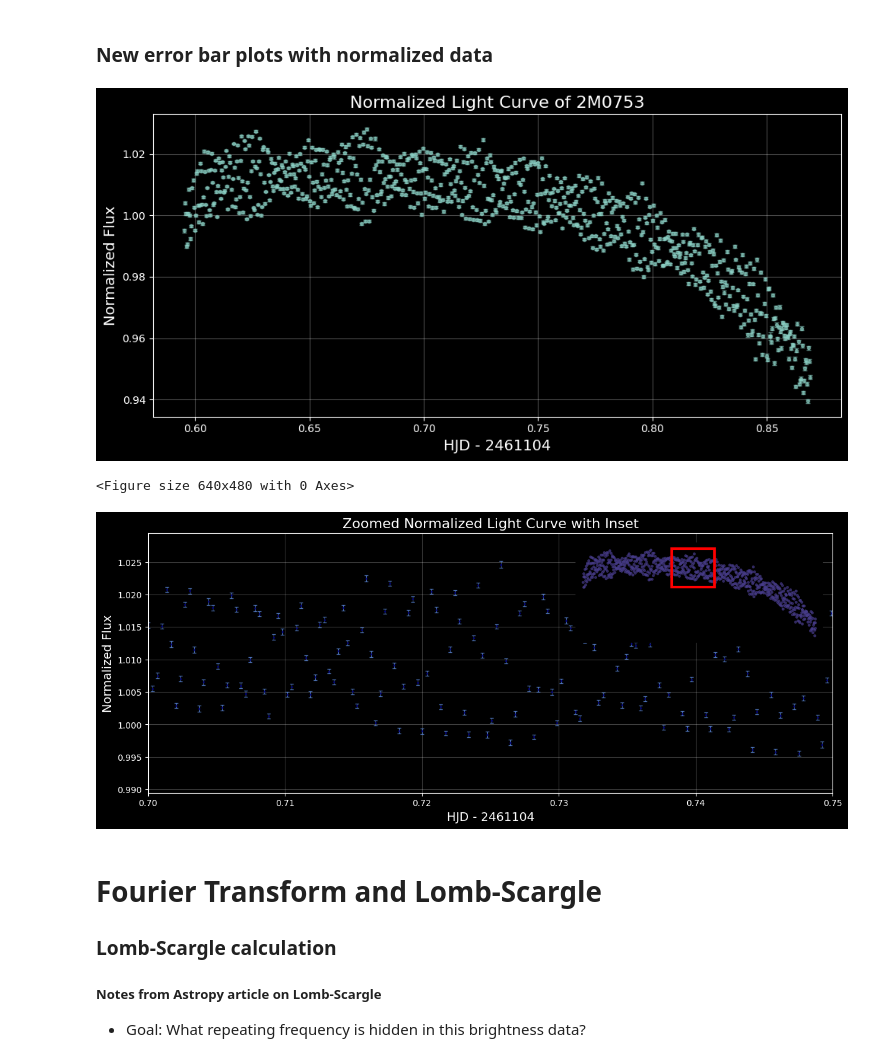
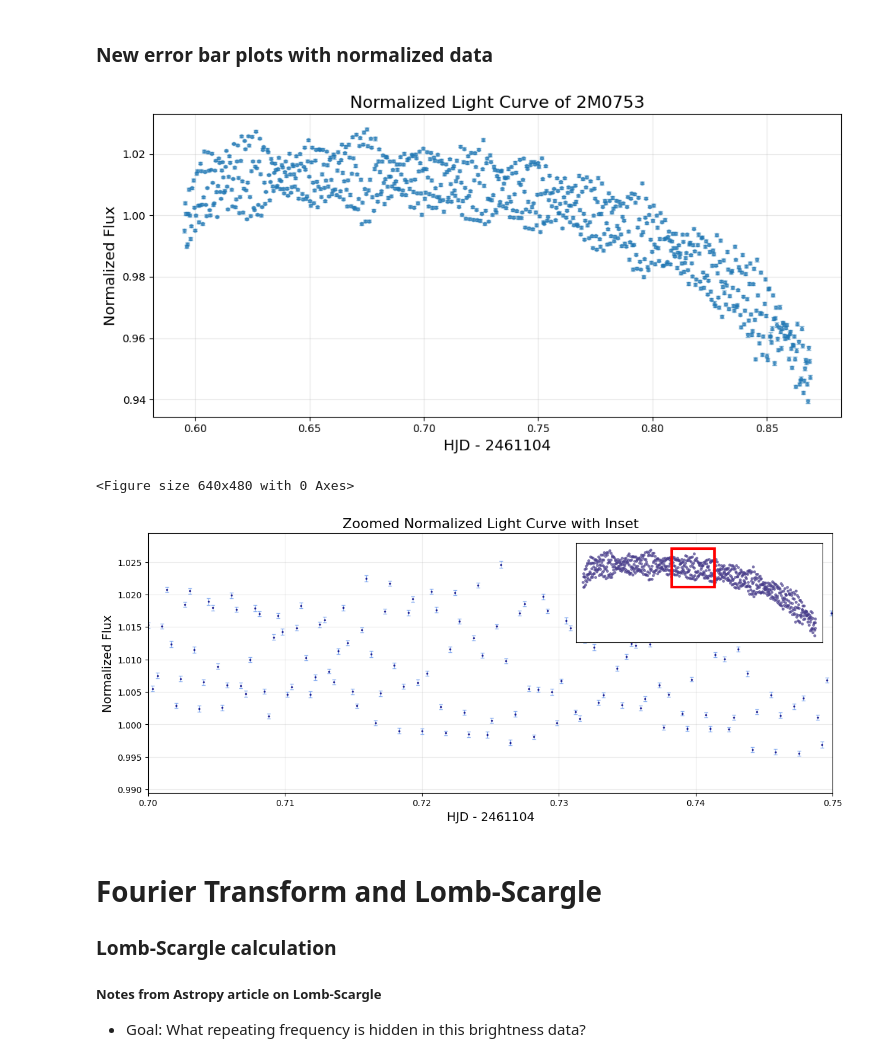
Before and after one commit to thomasnguyen21/astr302_pulsating_star, a Jupyter notebook: ava_notebook.ipynb, the cells around one changed output. Saved outputs shown, nothing was run; the diff lists cells and outputs as text; code cells hidden in the pictures.

Commit message:
muhz and fixed plot

```diff
--- a/ava_notebook.ipynb
+++ b/ava_notebook.ipynb
@@ -567,7 +567,6 @@ frac_err = np.sqrt(
 normalized_errors = normalized_flux * frac_err
 
 # plot
-plt.style.use('dark_background')
 plt.figure(figsize=(10, 5))
 plt.errorbar(
     time_stamps,
@@ -630,40 +629,36 @@ axins.scatter(
     s=6,
     color='darkslateblue',
     alpha=0.6
 )
 
 # add padding so full curve is not cramped
 xpad = 0.03 * (np.max(time_stamps) - np.min(time_stamps))
 ypad = 0.08 * (np.max(normalized_flux) - np.min(normalized_flux))
 
 axins.set_xlim(np.min(time_stamps) - xpad, np.max(time_stamps) + xpad)
 axins.set_ylim(np.min(normalized_flux) - ypad,
                np.max(normalized_flux) + ypad)
 
 # bold zoom box
 box = Rectangle(
     (xmin, zoom_ymin),
     xmax - xmin,
     zoom_ymax - zoom_ymin,
     fill=False,
     edgecolor='red',
     linewidth=3
 )
 
 axins.add_patch(box)
 axins.set_xticks([])
 axins.set_yticks([])
-
-# adjusting visual
-for spine in axins.spines.values():
-    spine.set_edgecolor("black")
-    spine.set_linewidth(1.2)
+plt.style.use('default')
 
 plt.show()
 # %% [output]
-[figure, old version]
+[figure, new version]
 <Figure size 640x480 with 0 Axes>
-[figure, old version]
+[figure, new version]
 # %% [markdown]
 # Fourier Transform and Lomb-Scargle
 ### Lomb-Scargle calculation
```
Also changed, not shown: parts of 3 cells of this notebook.
